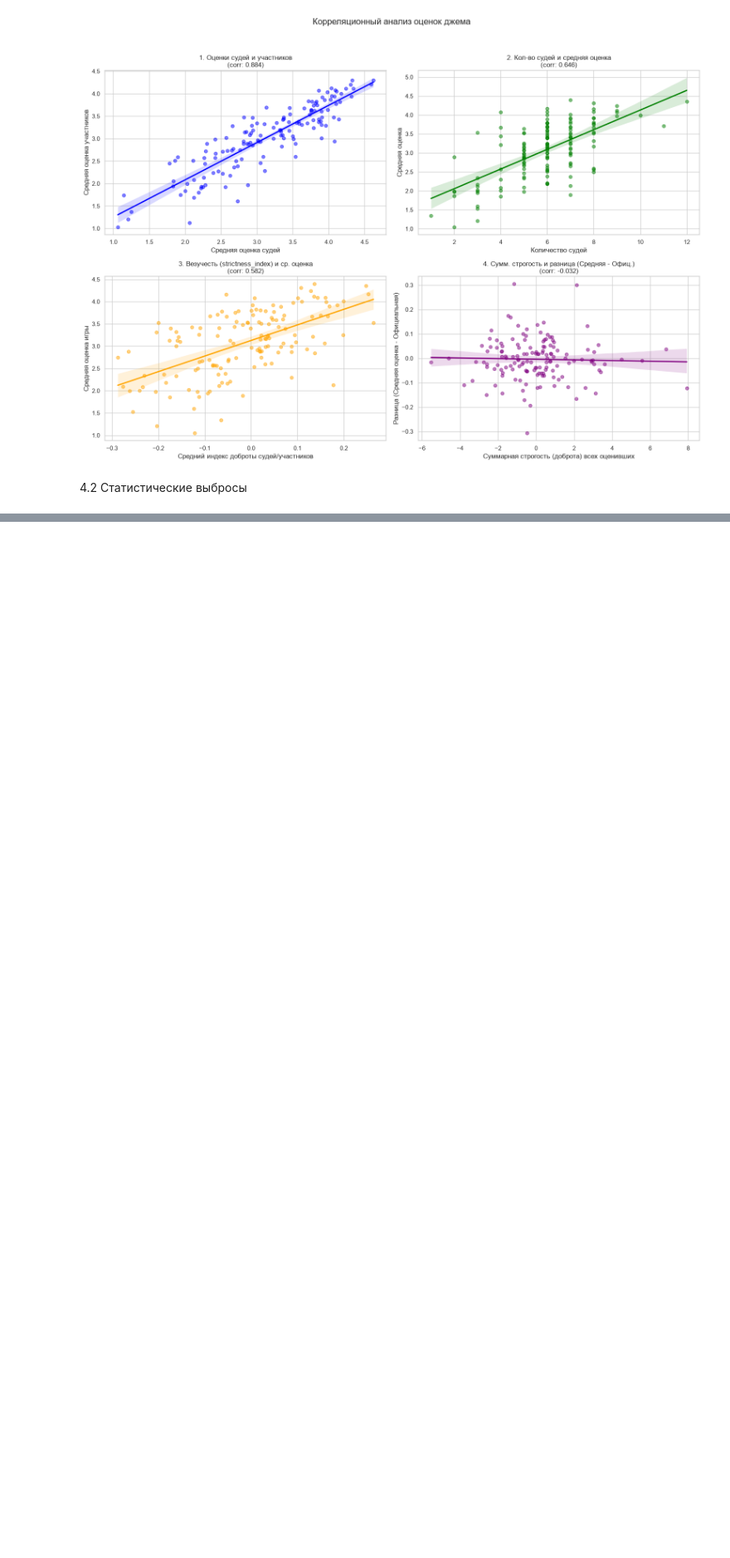
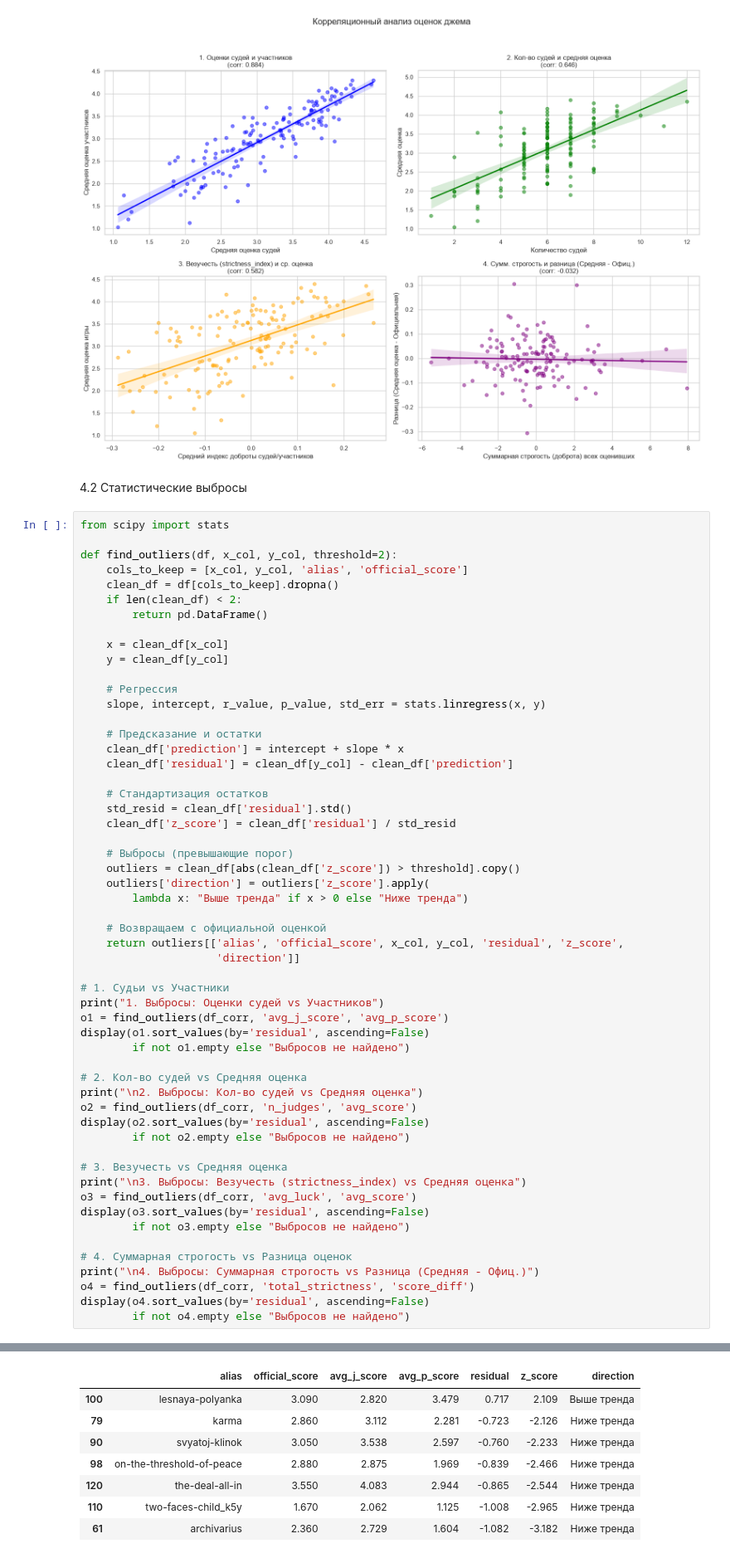
Before and after one commit to unreal79/MyIndie-jam-stats, a Jupyter notebook: MyIndie-jam-stats_LVL10.ipynb, the cells around one changed output, grey strips where cells are left out. Shown at 83% size. Drawn from its saved outputs; the diff is of its cells as text; blank space fills up the shorter version.

Commit message:
add residual calculations

```diff
--- a/MyIndie-jam-stats_LVL10.ipynb
+++ b/MyIndie-jam-stats_LVL10.ipynb
@@ -956,3 +956,59 @@ plt.show()
 [figure]
 # %% [markdown]
 4.2 Статистические выбросы
+# %%
+from scipy import stats
+
+def find_outliers(df, x_col, y_col, threshold=2):
+    cols_to_keep = [x_col, y_col, 'alias', 'official_score']
+    clean_df = df[cols_to_keep].dropna()
+    if len(clean_df) < 2:
+        return pd.DataFrame()
+
+    x = clean_df[x_col]
+    y = clean_df[y_col]
+
+    # Регрессия
+    slope, intercept, r_value, p_value, std_err = stats.linregress(x, y)
+
+    # Предсказание и остатки
+    clean_df['prediction'] = intercept + slope * x
+    clean_df['residual'] = clean_df[y_col] - clean_df['prediction']
+
+    # Стандартизация остатков
+    std_resid = clean_df['residual'].std()
+    clean_df['z_score'] = clean_df['residual'] / std_resid
+
+    # Выбросы (превышающие порог)
+    outliers = clean_df[abs(clean_df['z_score']) > threshold].copy()
+    outliers['direction'] = outliers['z_score'].apply(
+        lambda x: "Выше тренда" if x > 0 else "Ниже тренда")
+
+    # Возвращаем с официальной оценкой
+    return outliers[['alias', 'official_score', x_col, y_col, 'residual', 'z_score',
+                     'direction']]
+
+# 1. Судьи vs Участники
+print("1. Выбросы: Оценки судей vs Участников")
+o1 = find_outliers(df_corr, 'avg_j_score', 'avg_p_score')
+display(o1.sort_values(by='residual', ascending=False)
+        if not o1.empty else "Выбросов не найдено")
+
+# 2. Кол-во судей vs Средняя оценка
+print("\n2. Выбросы: Кол-во судей vs Средняя оценка")
+o2 = find_outliers(df_corr, 'n_judges', 'avg_score')
+display(o2.sort_values(by='residual', ascending=False)
+        if not o2.empty else "Выбросов не найдено")
+
+# 3. Везучесть vs Средняя оценка
+print("\n3. Выбросы: Везучесть (strictness_index) vs Средняя оценка")
+o3 = find_outliers(df_corr, 'avg_luck', 'avg_score')
+display(o3.sort_values(by='residual', ascending=False)
+        if not o3.empty else "Выбросов не найдено")
+
+# 4. Суммарная строгость vs Разница оценок
+print("\n4. Выбросы: Суммарная строгость vs Разница (Средняя - Офиц.)")
+o4 = find_outliers(df_corr, 'total_strictness', 'score_diff')
+display(o4.sort_values(by='residual', ascending=False)
+        if not o4.empty else "Выбросов не найдено")
+# %% [output]
@@ -958,0 +1016,8 @@ plt.show()
+|  | alias | official_score | avg_j_score | avg_p_score | residual | z_score | direction |
+| 100 | lesnaya-polyanka | 3.090 | 2.820 | 3.479 | 0.717 | 2.109 | Выше тренда |
+| 79 | karma | 2.860 | 3.112 | 2.281 | -0.723 | -2.126 | Ниже тренда |
+| 90 | svyatoj-klinok | 3.050 | 3.538 | 2.597 | -0.760 | -2.233 | Ниже тренда |
+| 98 | on-the-threshold-of-peace | 2.880 | 2.875 | 1.969 | -0.839 | -2.466 | Ниже тренда |
+| 120 | the-deal-all-in | 3.550 | 4.083 | 2.944 | -0.865 | -2.544 | Ниже тренда |
+| 110 | two-faces-child_k5y | 1.670 | 2.062 | 1.125 | -1.008 | -2.965 | Ниже тренда |
+| 61 | archivarius | 2.360 | 2.729 | 1.604 | -1.082 | -3.182 | Ниже тренда |
```
Also changed, not shown: parts of 2 cells of this notebook, 2 other files.
